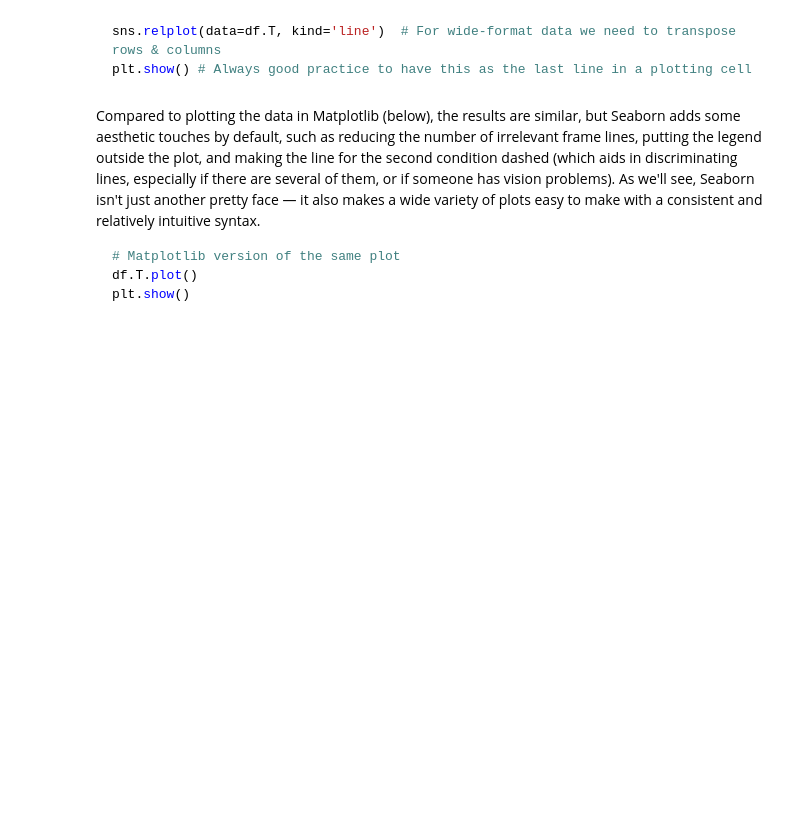
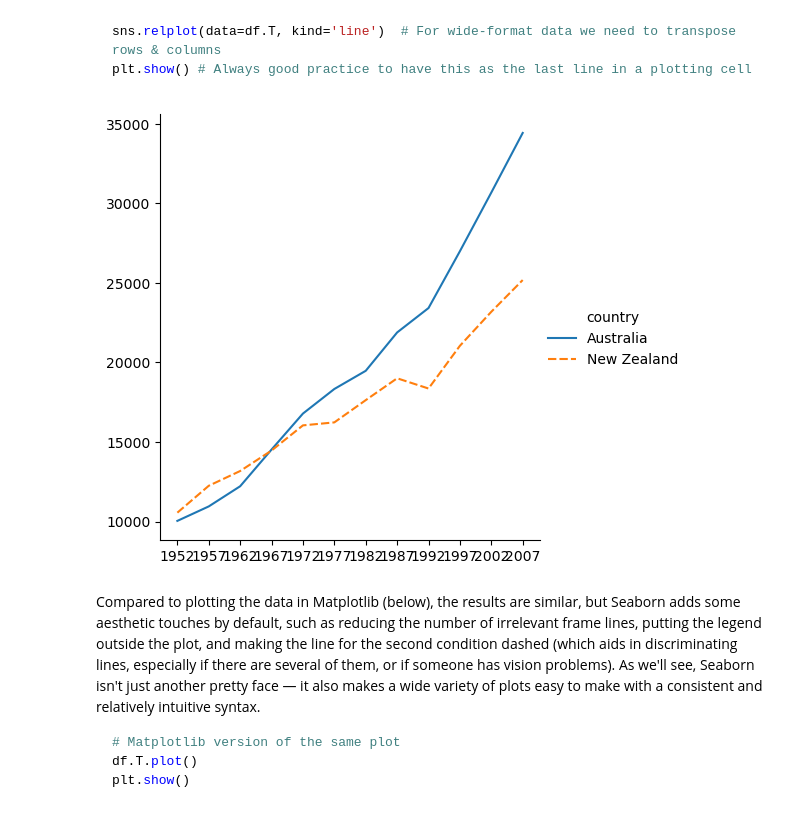
Before and after one commit to stochastic-bean/NDS_Ch4_visualizing_data, a Jupyter notebook: 5 - seaborn.ipynb, the cells around one changed output. Cells and saved outputs as stored; diff of their text form; code cells hidden in the pictures; blank space fills up the shorter version.

Commit message:
Refactor plotting section and update commit messages

```diff
--- a/5 - seaborn.ipynb
+++ b/5 - seaborn.ipynb
@@ -51,3 +56,8 @@ First we'll load the Ocieania GDP data, and strip the leading text off column na
 df = pd.read_csv('data/gapminder_gdp_oceania.csv', index_col='country')
 df.columns = df.columns.str.strip('gdpPercap_')
 ~~~
+# %%
+df = pd.read_csv('data/gapminder_gdp_oceania.csv', index_col='country')
+df.columns = df.columns.str.strip('gdpPercap_')
+
+df.head()
@@ -60,6 +75,11 @@ From the figure of Seaborn plot types above, you can see that `relplot()` is the
 sns.relplot(data=df.T, kind='line')  # For wide-format data we need to transpose rows & columns
 plt.show() # Always good practice to have this as the last line in a plotting cell
 ~~~
+# %%
+sns.relplot(data=df.T, kind='line')
+plt.show()
+# %% [output]
+[figure, added]
 # %% [markdown]
 Compared to plotting the data in Matplotlib (below), the results are similar, but Seaborn adds some aesthetic touches by default, such as reducing the number of irrelevant frame lines, putting the legend outside the plot, and making the line for the second condition dashed (which aids in discriminating lines, especially if there are several of them, or if someone has vision problems). As we'll see, Seaborn isn't just another pretty face — it also makes a wide variety of plots easy to make with a consistent and relatively intuitive syntax.
 
```
Also changed, not shown: parts of 23 cells of this notebook.
